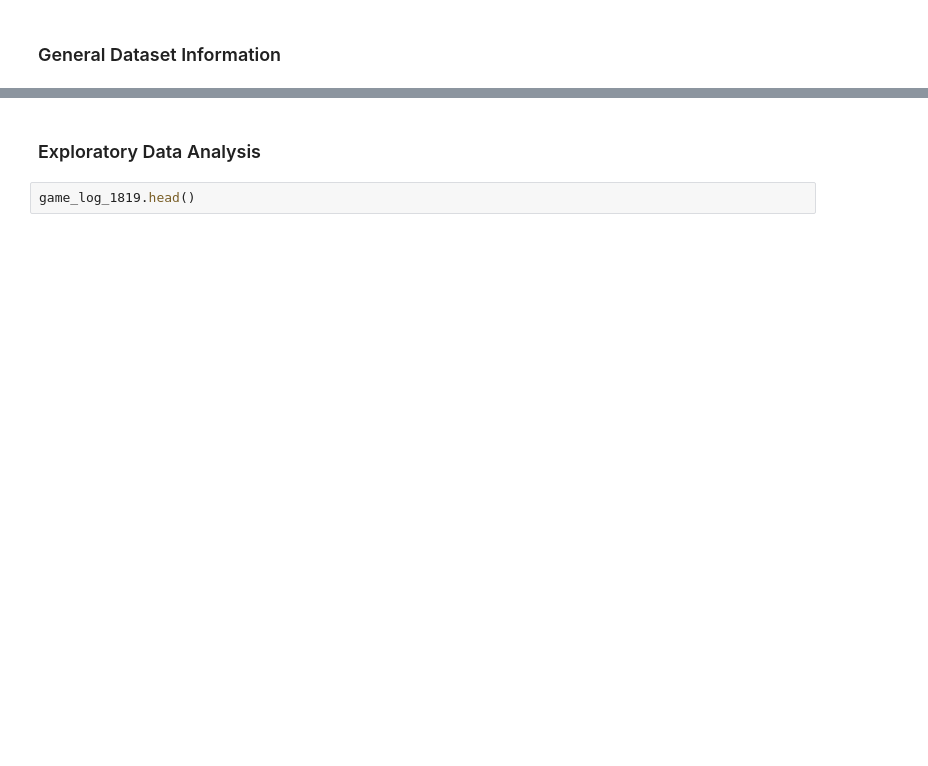
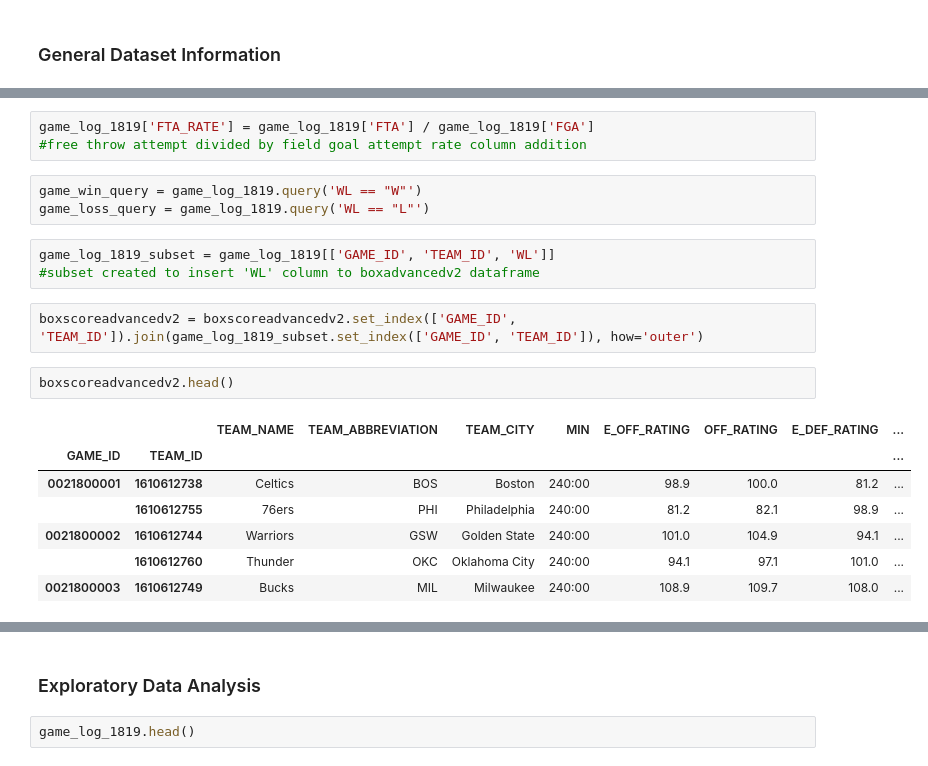
Before and after one commit to alicetsai1020/Off_v_Def_Play, a Jupyter notebook: draft.ipynb, the cells around one changed output, grey strips where cells are left out. Drawn from its saved outputs; the diff is of its cells as text; blank space fills up the shorter version.

```diff
--- a/draft.ipynb
+++ b/draft.ipynb
@@ -141,0 +218,21 @@ boxscorefourfactor.describe()
+# %%
+game_log_1819['FTA_RATE'] = game_log_1819['FTA'] / game_log_1819['FGA']
+#free throw attempt divided by field goal attempt rate column addition
+# %%
+game_win_query = game_log_1819.query('WL == "W"')
+game_loss_query = game_log_1819.query('WL == "L"')
+# %%
+game_log_1819_subset = game_log_1819[['GAME_ID', 'TEAM_ID', 'WL']]
+#subset created to insert 'WL' column to boxadvancedv2 dataframe
+# %%
+boxscoreadvancedv2 = boxscoreadvancedv2.set_index(['GAME_ID', 'TEAM_ID']).join(game_log_1819_subset.set_index(['GAME_ID', 'TEAM_ID']), how='outer')
+# %%
+boxscoreadvancedv2.head()
+# %% [output]
+|  |  | TEAM_NAME | TEAM_ABBREVIATION | TEAM_CITY | MIN | E_OFF_RATING | OFF_RATING | E_DEF_RATING | ... |
+| GAME_ID | TEAM_ID |  |  |  |  |  |  |  | ... |
+| 0021800001 | 1610612738 | Celtics | BOS | Boston | 240:00 | 98.9 | 100.0 | 81.2 | ... |
+|  | 1610612755 | 76ers | PHI | Philadelphia | 240:00 | 81.2 | 82.1 | 98.9 | ... |
+| 0021800002 | 1610612744 | Warriors | GSW | Golden State | 240:00 | 101.0 | 104.9 | 94.1 | ... |
+|  | 1610612760 | Thunder | OKC | Oklahoma City | 240:00 | 94.1 | 97.1 | 101.0 | ... |
+| 0021800003 | 1610612749 | Bucks | MIL | Milwaukee | 240:00 | 108.9 | 109.7 | 108.0 | ... |
```
Also changed, not shown: parts of 71 cells of this notebook.
